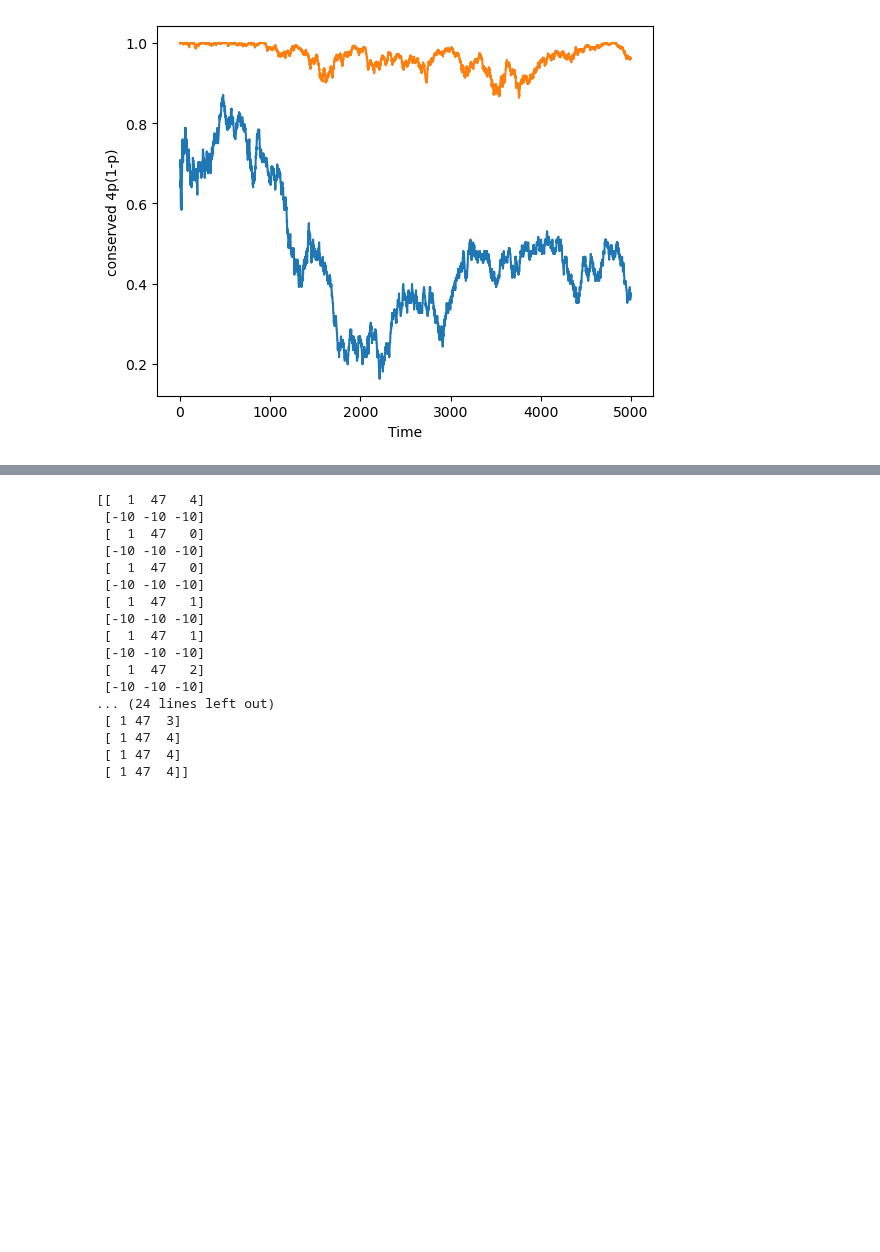
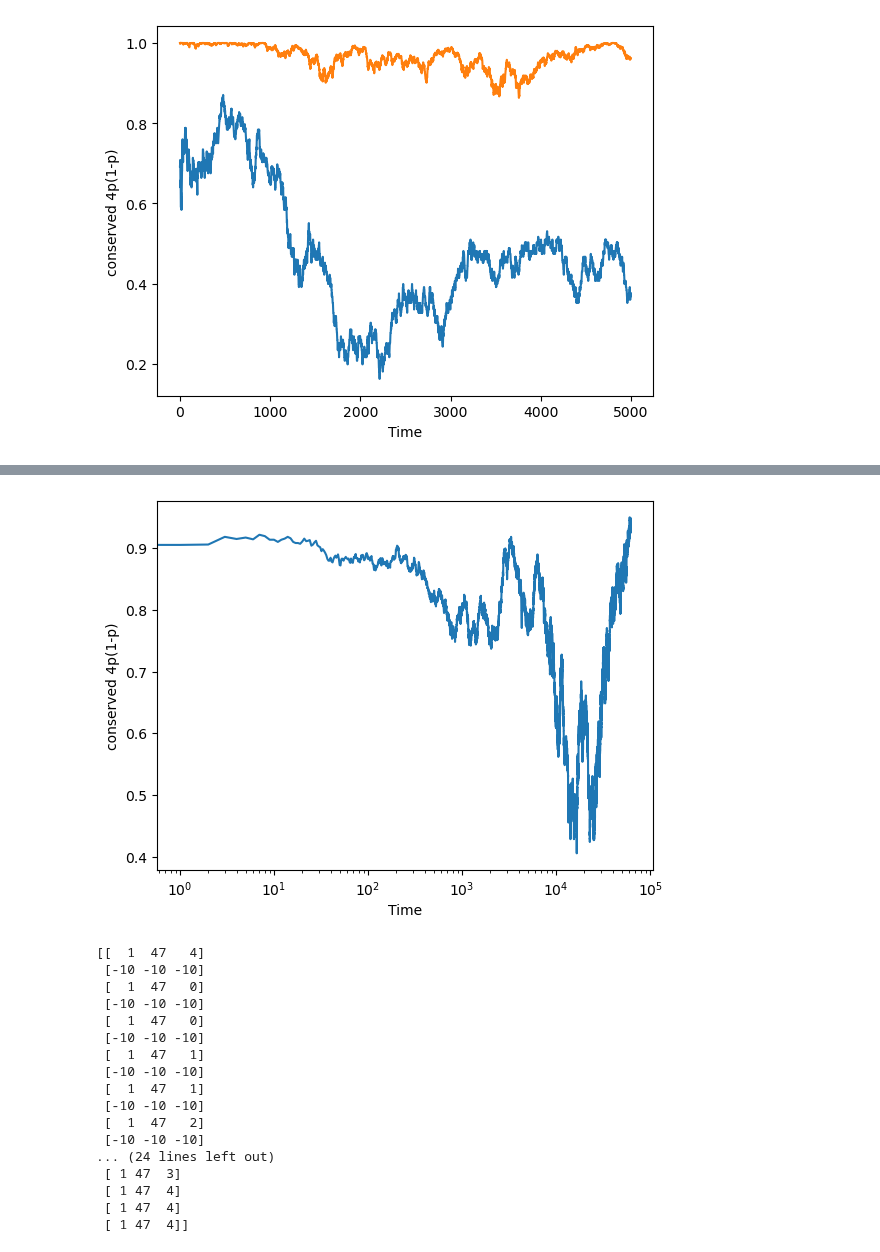
Before and after one commit to toM0dots/Majorana-Braiding, a Jupyter notebook: classical.ipynb, the cells around one changed output, grey strips where cells are left out. Saved outputs shown, nothing was run; the diff lists cells and outputs as text; code cells hidden in the pictures; blank space fills up the shorter version.

```diff
--- a/classical.ipynb
+++ b/classical.ipynb
@@ -177,3 +209,11 @@ Text(0, 0.5, 'conserved 4p(1-p)')
+# %%
+plt.plot(times1, 4*frac1[:, 0]*frac1[:, 1], label='Even Fraction (r1=0.25)')
+# plt.plot(times2, 4*frac2[:, 0]*frac2[:, 1], label='Even Fraction (r1=0.5)')
+plt.xlabel('Time')
+plt.ylabel('conserved 4p(1-p)')
+plt.xscale('log')
+# %% [output]
+[figure, added]
 # %%
 print(chain_builder_classical(N, rho, 1.0))
 print(chain_builder_classical(N, rho, 0.5))
```
Also changed, not shown: parts of 1 cell of this notebook, 3 other files.
